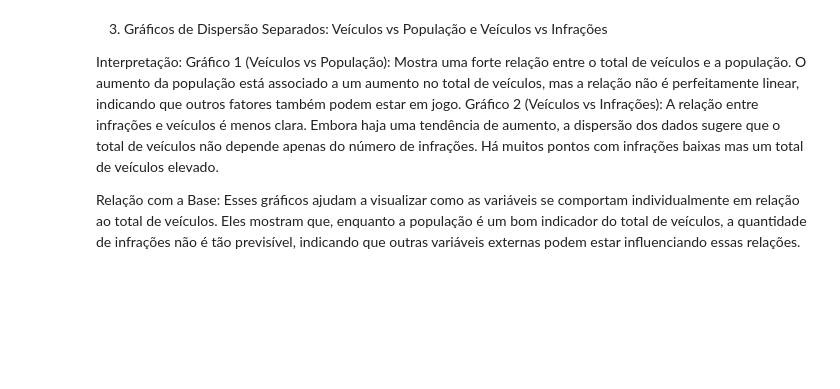
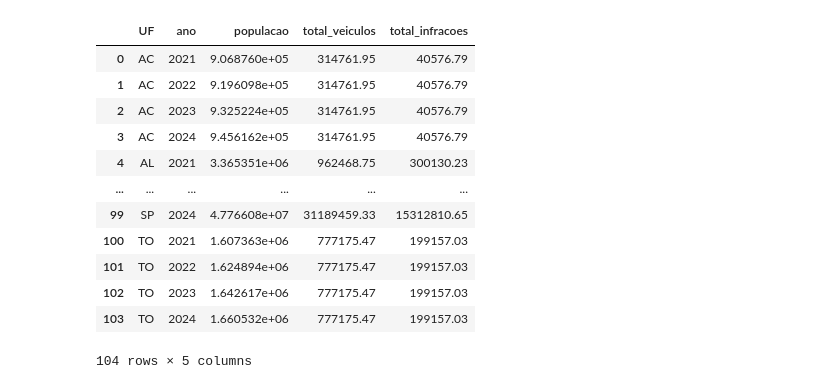
Before and after one commit to gabriel-dp/UFSJ-Data-Science, a Jupyter notebook: work/check_point_2/analise_veiculos_populacao_infracoes.ipynb, the cells around one changed output. Cells and saved outputs as stored; diff of their text form; code cells hidden in the pictures; blank space fills up the shorter version.

```diff
--- a/work/check_point_2/analise_veiculos_populacao_infracoes.ipynb
+++ b/work/check_point_2/analise_veiculos_populacao_infracoes.ipynb
@@ -391,9 +353,56 @@ plt.show()
-# %% [markdown]
-3. Gráficos de Dispersão Separados: Veículos vs População e Veículos vs Infrações
-
-Interpretação:
-Gráfico 1 (Veículos vs População): Mostra uma forte relação entre o total de veículos e a população. O aumento da população está associado a um aumento no total de veículos, mas a relação não é perfeitamente linear, indicando que outros fatores também podem estar em jogo.
-Gráfico 2 (Veículos vs Infrações): A relação entre infrações e veículos é menos clara. Embora haja uma tendência de aumento, a dispersão dos dados sugere que o total de veículos não depende apenas do número de infrações. Há muitos pontos com infrações baixas mas um total de veículos elevado.
-
-Relação com a Base:
-Esses gráficos ajudam a visualizar como as variáveis se comportam individualmente em relação ao total de veículos. Eles mostram que, enquanto a população é um bom indicador do total de veículos, a quantidade de infrações não é tão previsível, indicando que outras variáveis externas podem estar influenciando essas relações.
+# %%
+import pandas as pd
+import numpy as np
+from sklearn.ensemble import RandomForestRegressor
+
+# Anos para predicao
+future_years = [2021, 2022, 2023, 2024]
+predictions = []
+
+# Para cada UF
+for uf in df["UF"].unique():
+    df_uf = df[df["UF"] == uf].sort_values("ano")
+
+    # Treina modelos
+    models = {}
+    for target in ["total_veiculos", "total_infracoes"]:
+        X = df_uf[["ano", "populacao"]]
+        y = df_uf[target]
+
+        model = RandomForestRegressor(n_estimators=100, random_state=42)
+        model.fit(X, y)
+
+        models[target] = model
+
+    # Predição
+    for year in future_years:
+        # Estimar população
+        last_year, last_pop = df_uf.iloc[-1][["ano", "populacao"]]
+        avg_growth = df_uf["populacao"].pct_change().mean()
+        future_pop = last_pop * (1 + avg_growth) ** (year - last_year)
+
+        # Valores iniciais para predição
+        X_future =  pd.DataFrame({"ano": [year], "populacao": [future_pop]})
+
+        # Predição para veículos e infrações
+        pred_veiculos = models["total_veiculos"].predict(X_future)[0]
+        pred_infracoes = models["total_infracoes"].predict(X_future)[0]
+        predictions.append({"UF": uf, "ano": year, "populacao": future_pop, "total_veiculos": pred_veiculos, "total_infracoes": pred_infracoes})
+
+
+df_predictions = pd.DataFrame(predictions)
+df_predictions
+# %% [output]
+|  | UF | ano | populacao | total_veiculos | total_infracoes |
+| 0 | AC | 2021 | 9.068760e+05 | 314761.95 | 40576.79 |
+| 1 | AC | 2022 | 9.196098e+05 | 314761.95 | 40576.79 |
+| 2 | AC | 2023 | 9.325224e+05 | 314761.95 | 40576.79 |
+| 3 | AC | 2024 | 9.456162e+05 | 314761.95 | 40576.79 |
+| 4 | AL | 2021 | 3.365351e+06 | 962468.75 | 300130.23 |
+| ... | ... | ... | ... | ... | ... |
+| 99 | SP | 2024 | 4.776608e+07 | 31189459.33 | 15312810.65 |
+| 100 | TO | 2021 | 1.607363e+06 | 777175.47 | 199157.03 |
+| 101 | TO | 2022 | 1.624894e+06 | 777175.47 | 199157.03 |
+| 102 | TO | 2023 | 1.642617e+06 | 777175.47 | 199157.03 |
+| 103 | TO | 2024 | 1.660532e+06 | 777175.47 | 199157.03 |
+104 rows × 5 columns
```
Also changed, not shown: parts of 18 cells of this notebook, 1 other file.
